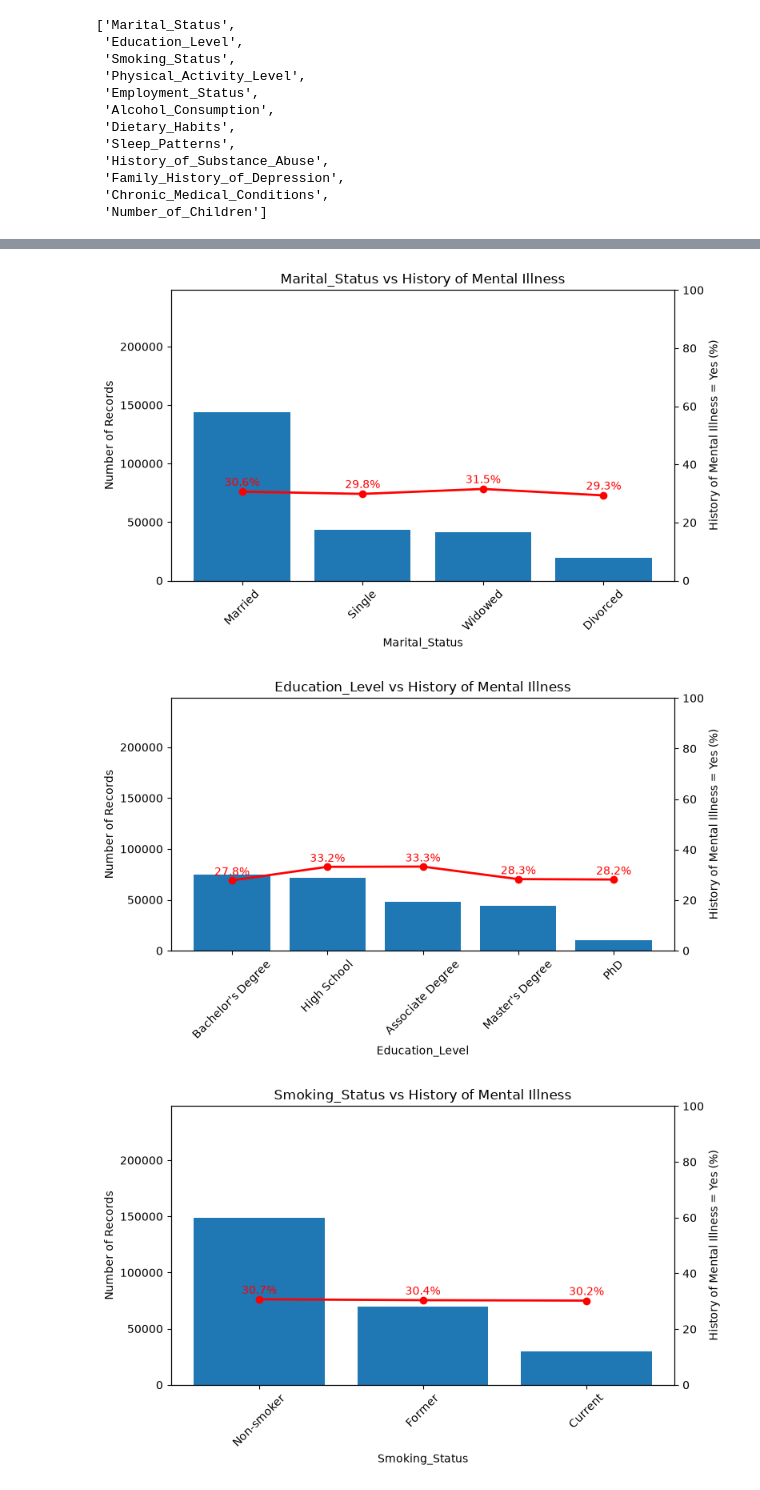
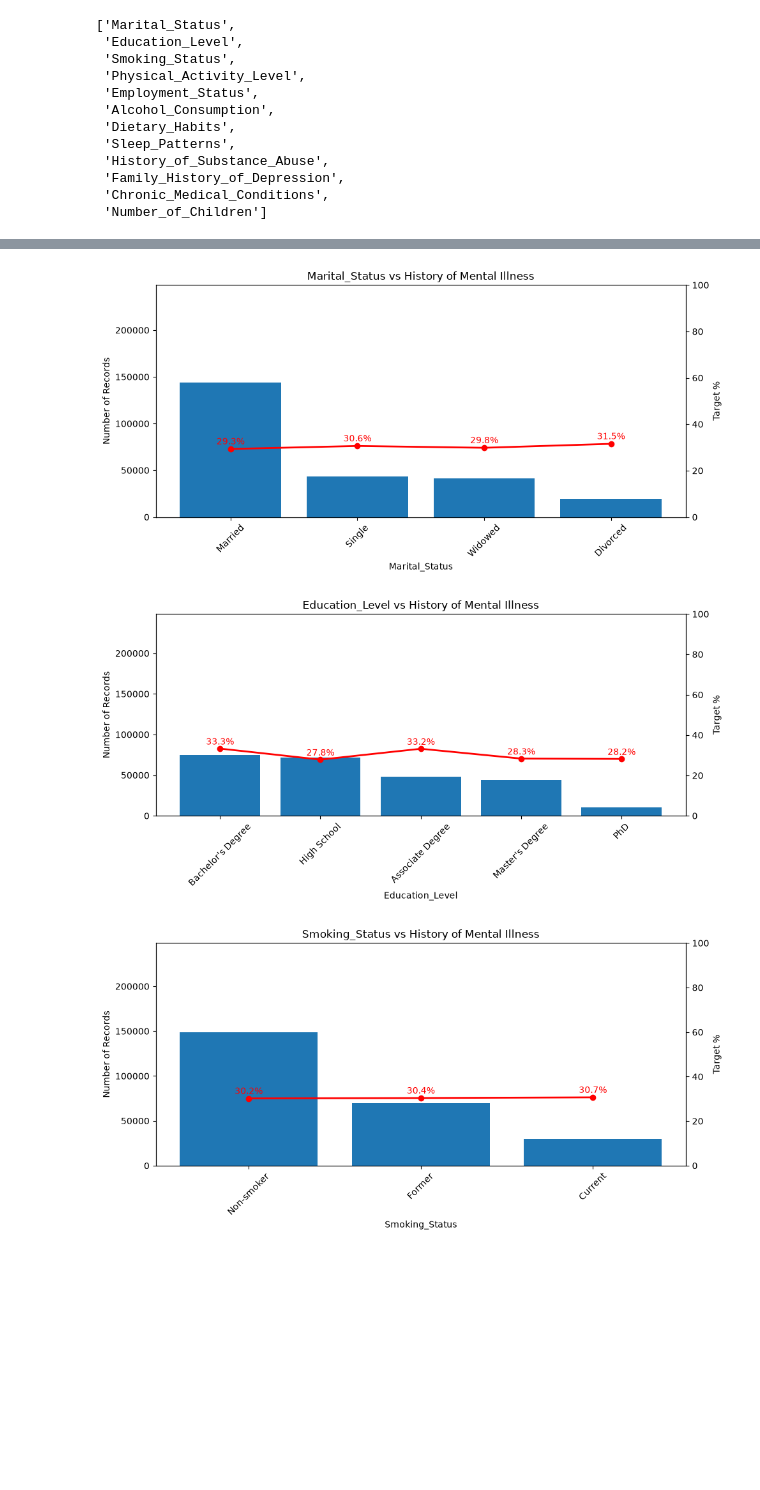
Before and after one commit to LunaJiang188/Mental-health-prediction, a Jupyter notebook: src/data_explore.ipynb, the cells around one changed output, grey strips where cells are left out. Cells and saved outputs as stored; diff of their text form; code cells hidden in the pictures; blank space fills up the shorter version.

```diff
--- a/src/data_explore.ipynb
+++ b/src/data_explore.ipynb
@@ -151,7 +163,7 @@ See https://pandas.pydata.org/docs/user_guide/migration-3-strings.html#string-mi
  'Number_of_Children']
 # %%
 for feature in numeric_features:
-    plt.figure(figsize=(7, 4))
+    plt.figure(figsize=(10, 5))
     sns.boxplot(data=df[df["data_split"] == "train"], x="History_of_Mental_Illness", y=feature)
 
     plt.title(f"{feature} vs History_of_Mental_Illness")
@@ -164,58 +176,33 @@ for feature in numeric_features:
 # %%
 for feature in categorical_features:
-
-    # Count of records in each category
     category_counts = df[df["data_split"] == "train"][feature].value_counts()
 
-    # Target = Yes rate for each category
-    yes_rate = (
+    target_rate = (
         df[df["data_split"] == "train"]
         .groupby(feature)["History_of_Mental_Illness"]
         .apply(lambda x: (x == "Yes").mean() * 100)
     )
 
-    # Keep the same category order for bars and line
-    yes_rate = yes_rate.reindex(category_counts.index)
-
-    fig, ax1 = plt.subplots(figsize=(8, 5))
-
-    # Bars = number of records
-    ax1.bar(
-        category_counts.index,
-        category_counts.values
-    )
+    fig, ax1 = plt.subplots(figsize=(10, 5))
+    ax1.bar(category_counts.index, category_counts.values)
 
     ax1.set_xlabel(feature)
     ax1.set_ylabel("Number of Records")
     ax1.tick_params(axis="x", rotation=45)
     ax1.set_ylim(0, 248256)
 
     ax2 = ax1.twinx()
-    ax2.plot(
-        category_counts.index,
-        yes_rate.values,
-        marker="o",
-        linewidth=2,
-        color='red'
-    )
-
-    ax2.set_ylabel("History of Mental Illness = Yes (%)")
+    ax2.plot( category_counts.index, target_rate.values, marker="o", linewidth=2, color='red')
+    ax2.set_ylabel("Target %")
     ax2.set_ylim(0, 100)
 
-    # Percentage labels
-    for i, value in enumerate(yes_rate.values):
-        ax2.text(
-            i,
-            value + 2,
-            f"{value:.1f}%",
-            ha="center",
-            color='red'
-        )
+    for i, value in enumerate(target_rate.values):
+        ax2.text(i, value + 2, f"{value:.1f}%", ha="center", color='red')
 
     plt.title(f"{feature} vs History of Mental Illness")
     plt.tight_layout()
     plt.show()
 # %% [output]
-[figure, old version]
+[figure, new version]
-[figure, old version]
+[figure, new version]
-[figure, old version]
+[figure, new version]
```
Also changed, not shown: parts of 3 cells of this notebook.
